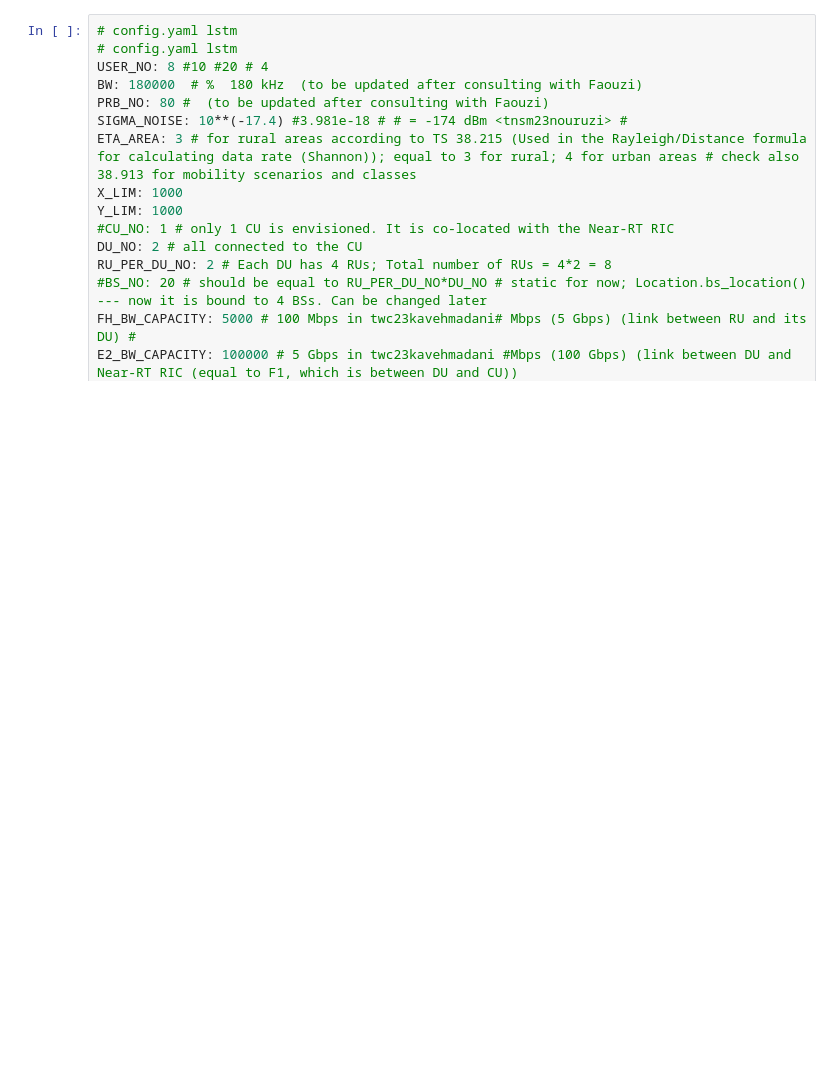
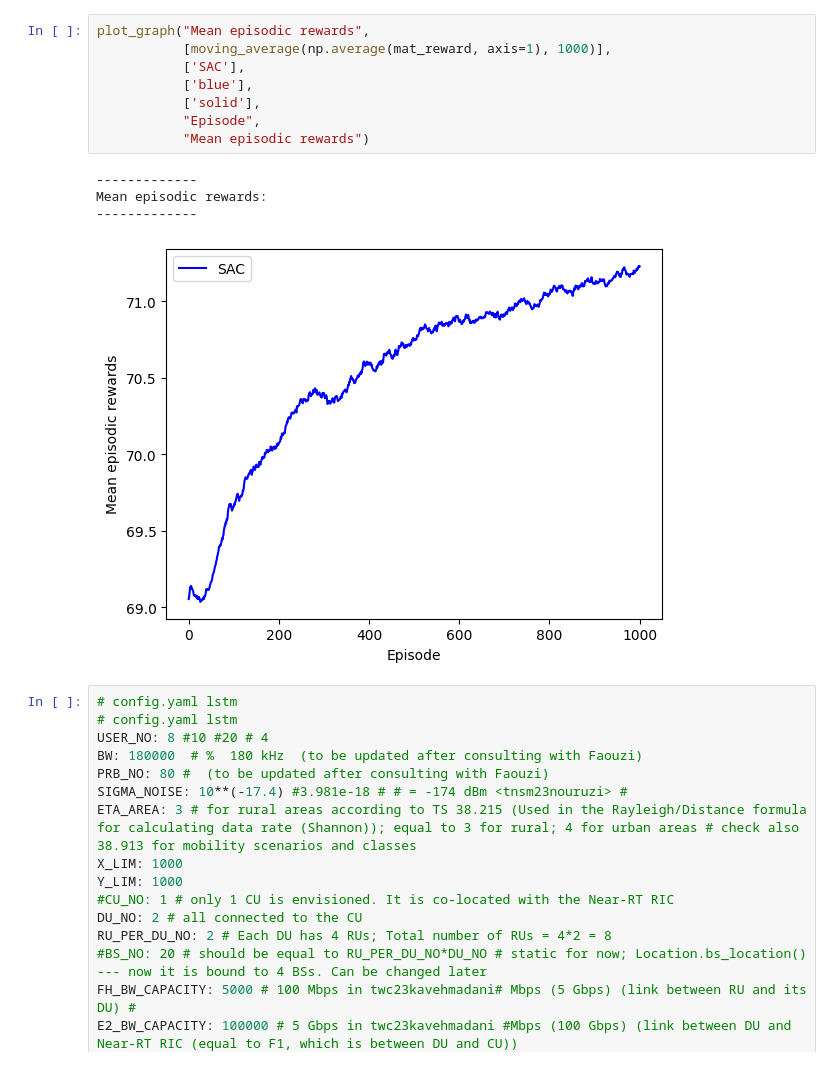
Before and after one commit to sinaebrahimi/oran_enabled_mobility_aware_slicing, a Jupyter notebook: sac-lstm/test longer reward-punish copy.ipynb, the cells around one changed output. Cells and saved outputs as stored; diff of their text form; blank space fills up the shorter version.

```diff
--- a/sac-lstm/test longer reward-punish copy.ipynb
+++ b/sac-lstm/test longer reward-punish copy.ipynb
@@ -7,3 +26,16 @@ Total Handovers  over all timesteps: Episode 0= 7 HOs
+# %%
+plot_graph("Mean episodic rewards",
+           [moving_average(np.average(mat_reward, axis=1), 1000)],
+           ['SAC'],
+           ['blue'],
+           ['solid'],
+           "Episode",
+           "Mean episodic rewards")
+# %% [output]
+-------------
+Mean episodic rewards:
+-------------
+[figure, added]
 # %%
 # config.yaml lstm
 # config.yaml lstm
```
Also changed, not shown: parts of 1 cell of this notebook, 4 other files.
